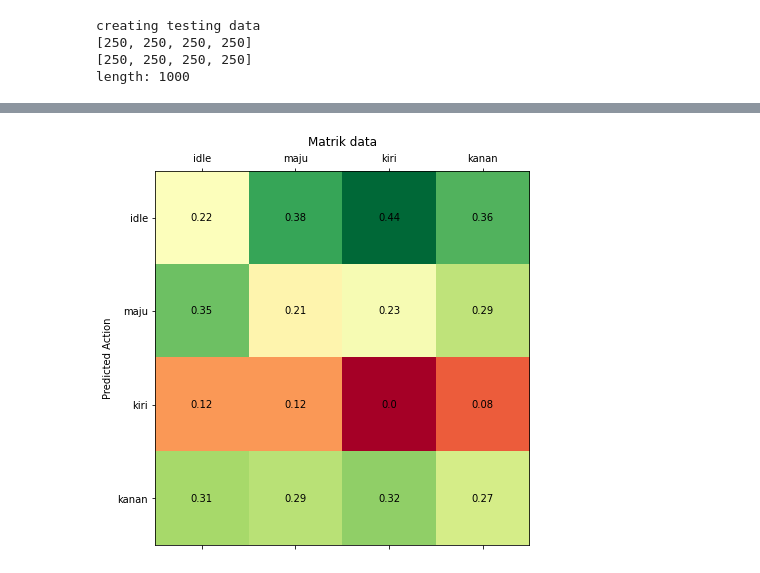
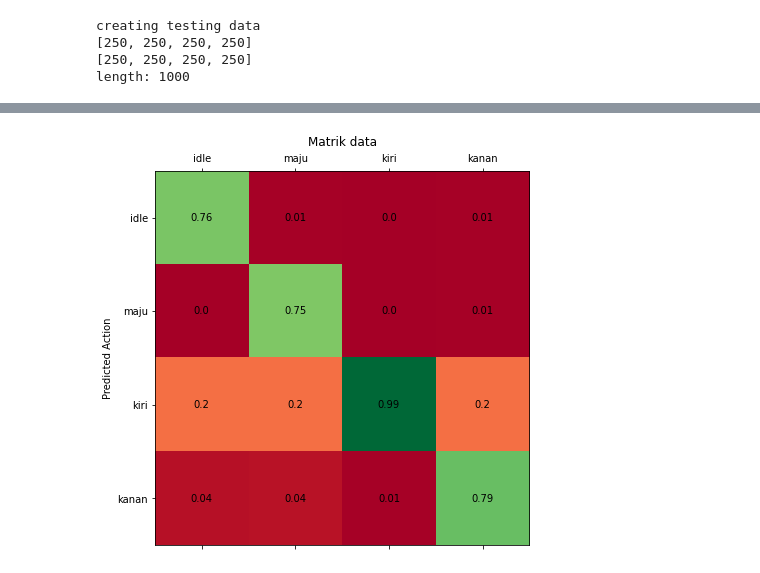
Before and after one commit to wedexyz/eeg-, a Jupyter notebook: notesreduce.ipynb, the cells around one changed output, grey strips where cells are left out. Drawn from its saved outputs; the diff is of its cells as text; code cells hidden in the pictures.

```diff
--- a/notesreduce.ipynb
+++ b/notesreduce.ipynb
@@ -241,7 +241,7 @@ early_stopping = EarlyStopping(monitor='loss', patience=pat, verbose=1)
 model_checkpoint = ModelCheckpoint('fas_mnist_1.h5', verbose=1, save_best_only=True)
 
 #define a function to fit the model
-def fit_and_evaluate(t_x, val_x, t_y, val_y, EPOCHS=100, BATCH_SIZE=64):
+def fit_and_evaluate(t_x, val_x, t_y, val_y, EPOCHS=100, BATCH_SIZE=32):
     model = None
     model = cnn_model(IMAGE_SIZE, 2)
     #Model = model
@@ -254,7 +254,7 @@ def fit_and_evaluate(t_x, val_x, t_y, val_y, EPOCHS=100, BATCH_SIZE=64):
 # %%
 n_folds=5
 epochs=100
-batch_size=64
+batch_size=32
 
 #save the model history in a list after fitting so that we can plot later
 model_history = []
@@ -343,19 +368,22 @@ plt.show()
 # %%
 
 MODEL_NAME ='/content/fas_mnist_1.h5'
-CLIP = True  # if your model was trained with np.clip to clip  values
-CLIP_VAL = 10  # if above, what was the value +/-
+
+#CLIP = True # if your model was trained with np.clip to clip  values
+CLIP = False
+CLIP_VAL = 8  # if above, what was the value +/-
 
 model = tf.keras.models.load_model(MODEL_NAME)
 
-VALDIR = "/content/drive/MyDrive/Colab Notebooks/tes_data"
+VALDIR = '/content/drive/MyDrive/Colab Notebooks/data_baru'
 ACTIONS =  ["idle","maju","kiri", "kanan"]
 PRED_BATCH = 64
 
 
 def get_val_data(valdir, action, batch_size):
 
-    argmax_dict = {0: 0, 1: 0, 2: 0,3:0}
+   # argmax_dict = {0: 0, 1: 0, 2: 0,3:0}
+    argmax_dict = {2: 0, 0: 0, 1: 0,3:0}
     raw_pred_dict = {0: 0, 1: 0, 2: 0,3:0}
 
     action_dir = os.path.join(valdir, action)
@@ -363,6 +391,7 @@ def get_val_data(valdir, action, batch_size):
         filepath = os.path.join(action_dir,session_file)
         if CLIP:
             data = np.clip(np.load(filepath), -CLIP_VAL, CLIP_VAL) / CLIP_VAL
+            #print(data)
         else:
             data = np.load(filepath)
         preds = model.predict([data.reshape(-1, 16, 60,1)], batch_size=batch_size)
@@ -381,41 +410,36 @@ def get_val_data(valdir, action, batch_size):
             total += argmax_dict[ii]
         argmax_pct_dict[i] = round(correct/total, 4)
     return argmax_dict, raw_pred_dict, argmax_pct_dict
 
 
-def make_conf_mat(none,left,forward,  right):
+def make_conf_mat(none,left,forward, right):
     action_dict = {"idle":none,"maju": forward, "kiri": left, "kanan": right}
     action_conf_mat = pd.DataFrame(action_dict)
     actions = [i for i in action_dict]
 
     fig = plt.figure(figsize=(15, 6))
-
     ax = fig.add_subplot(111)
-
     ax.matshow(action_conf_mat, cmap=plt.cm.RdYlGn)
     ax.set_xticklabels([""]+actions)
     ax.set_yticklabels([""]+actions)
 
-    #print("__________")
-    #print(action_dict)
     for idx, i in enumerate(action_dict):
-        #print('tf',i)
         for idx2, ii in enumerate(action_dict[i]):
-            #print(i, ii)
-            #print(action_dict[i][ii])
             ax.text(idx, idx2, f"{round(float(action_dict[i][ii]),2)}", va='center', ha='center')
     # Rotate the tick labels and set their alignment.
 
     plt.title("Matrik data")
     plt.ylabel("Predicted Action")
     fig.tight_layout()
     plt.show()
 
 
-left_argmax_dict, left_raw_pred_dict, left_argmax_pct_dict = get_val_data(VALDIR, "kiri", PRED_BATCH)
+
 forward_argmax_dict, forward_raw_pred_dict, forward_argmax_pct_dict = get_val_data(VALDIR, "maju", PRED_BATCH)
 none_argmax_dict, none_raw_pred_dict, none_argmax_pct_dict = get_val_data(VALDIR, "idle", PRED_BATCH)
+left_argmax_dict, left_raw_pred_dict, left_argmax_pct_dict = get_val_data(VALDIR, "kiri", PRED_BATCH)
 right_argmax_dict, right_raw_pred_dict, right_argmax_pct_dict = get_val_data(VALDIR, "kanan", PRED_BATCH)
-make_conf_mat(none_argmax_pct_dict,forward_argmax_pct_dict, left_argmax_pct_dict, right_argmax_pct_dict)
+
+make_conf_mat(none_argmax_pct_dict,forward_argmax_pct_dict,left_argmax_pct_dict,  right_argmax_pct_dict)
 # %% [output]
-[figure, old version]
+[figure, new version]
```
Also changed, not shown: parts of 8 cells of this notebook.
